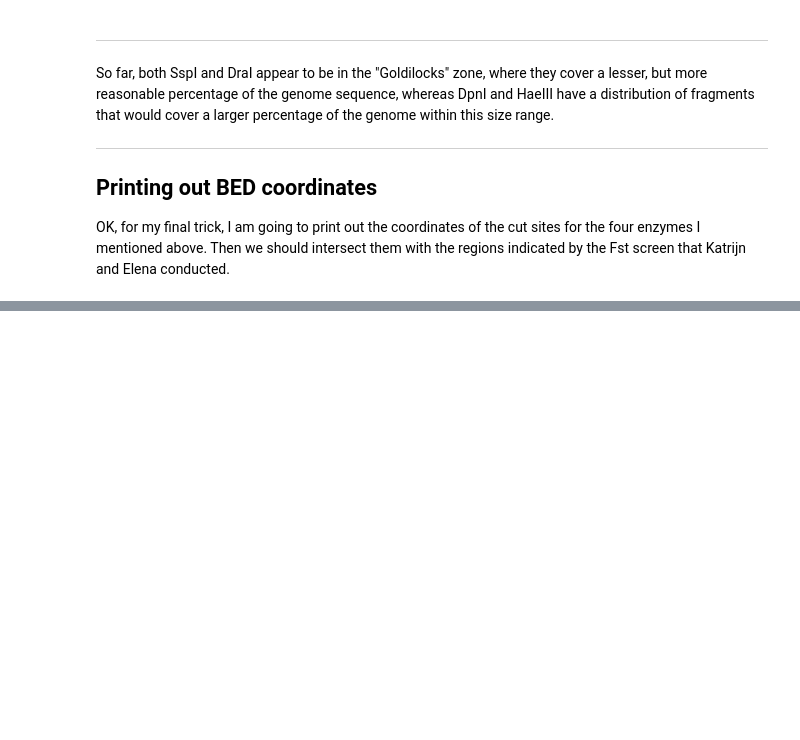
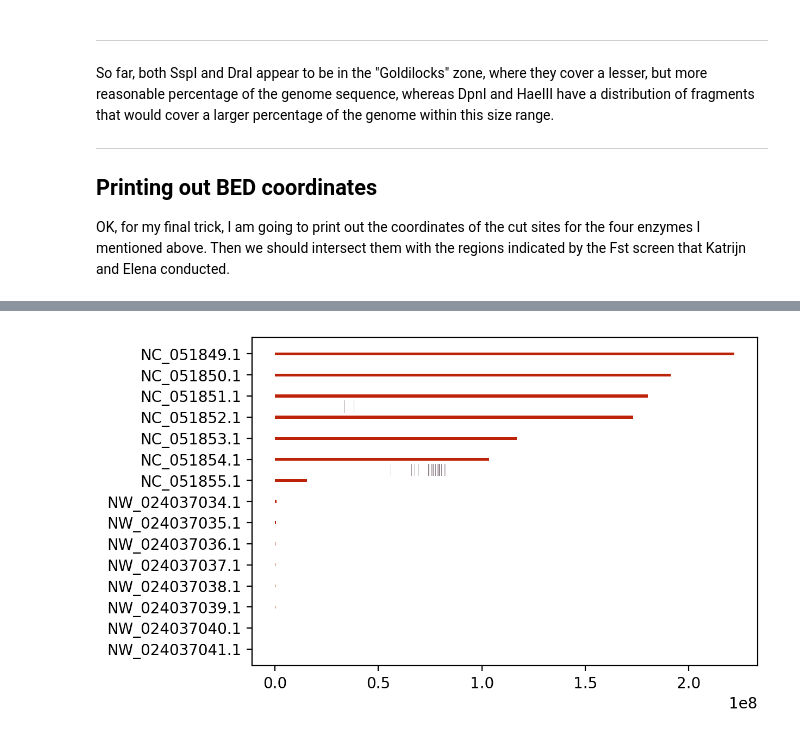
Before and after one commit to njdbickhart/labnotes, a Jupyter notebook: project_notes/variantcalling_projects/RRS_restriction_enzyme_analysis_2022_09_07.ipynb, the cells around one changed output, grey strips where cells are left out. Saved outputs shown, nothing was run; the diff lists cells and outputs as text; code cells hidden in the pictures; blank space fills up the shorter version.

```diff
--- a/project_notes/variantcalling_projects/RRS_restriction_enzyme_analysis_2022_09_07.ipynb
+++ b/project_notes/variantcalling_projects/RRS_restriction_enzyme_analysis_2022_09_07.ipynb
@@ -149,0 +303,13 @@ Wrote out file: FspI_blackSFly_cuts.bed
+# %%
+# Processing the significant single cutters
+# Gene dataframes
+geneDFs = dict()
+FstWorker = FstWindows(Path(baseURL + 'HerIll_fb_window10k_step5k_mcf01.fst'), 5000)
+
+for i in ['DraI', 'DpnI', 'HaeIII', 'SspI']:
+    FstWorker.intersectCoords(Path(baseURL + f'{i}_blackSFly_cuts.bed'), i, 300, 500)
+
+    geneDFs[i] = FstWorker.intersectedCoordsToDF(i)
+    uniqueChrs = geneDFs[i]['chrom'].unique()
+
+    print(f'For {i} found {geneDFs[i].shape[0]} windows and {uniqueChrs} out of {FstWorker.totalFstWins} Fst wins')
@@ -149,0 +324,4 @@ Wrote out file: FspI_blackSFly_cuts.bed
+# %%
+FstWorker.plotWinCoords(Path(baseURL + 'GCF_905115235.1_iHerIll2.2.curated.20191125_genomic.fna.fai'), geneDFs['DraI'])
+# %% [output]
+[figure, added]
```
Also changed, not shown: parts of 7 cells of this notebook, 3 other files.
